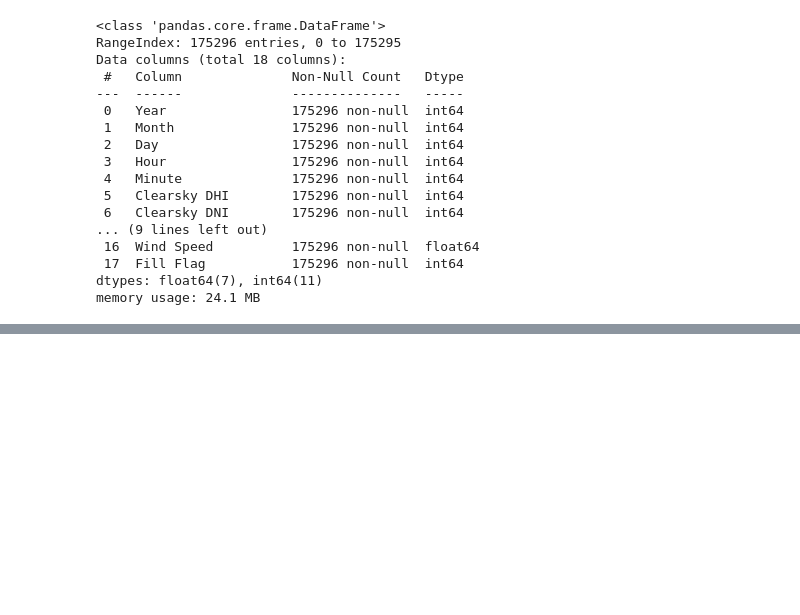
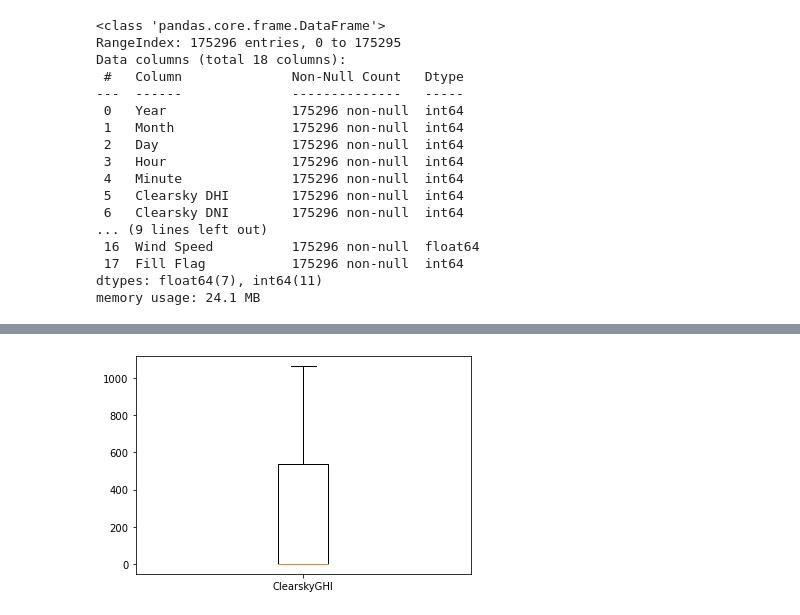
Before and after one commit to AniketBahukhandi/machine-learning-slog-solutions, a Jupyter notebook: Untitled Folder/homework.ipynb, the cells around one changed output, grey strips where cells are left out. Saved outputs shown, nothing was run; the diff lists cells and outputs as text; code cells hidden in the pictures; blank space fills up the shorter version.

```diff
--- a/Untitled Folder/homework.ipynb
+++ b/Untitled Folder/homework.ipynb
@@ -53,0 +81,5 @@ plt.boxplt(list(df.))
+# %%
+plt.boxplot(list(df.ClearskyGHI),labels=['ClearskyGHI'])
+plt.show()
+# %% [output]
+[figure, added]
```
Also changed, not shown: parts of 6 cells of this notebook, 1 other file.
